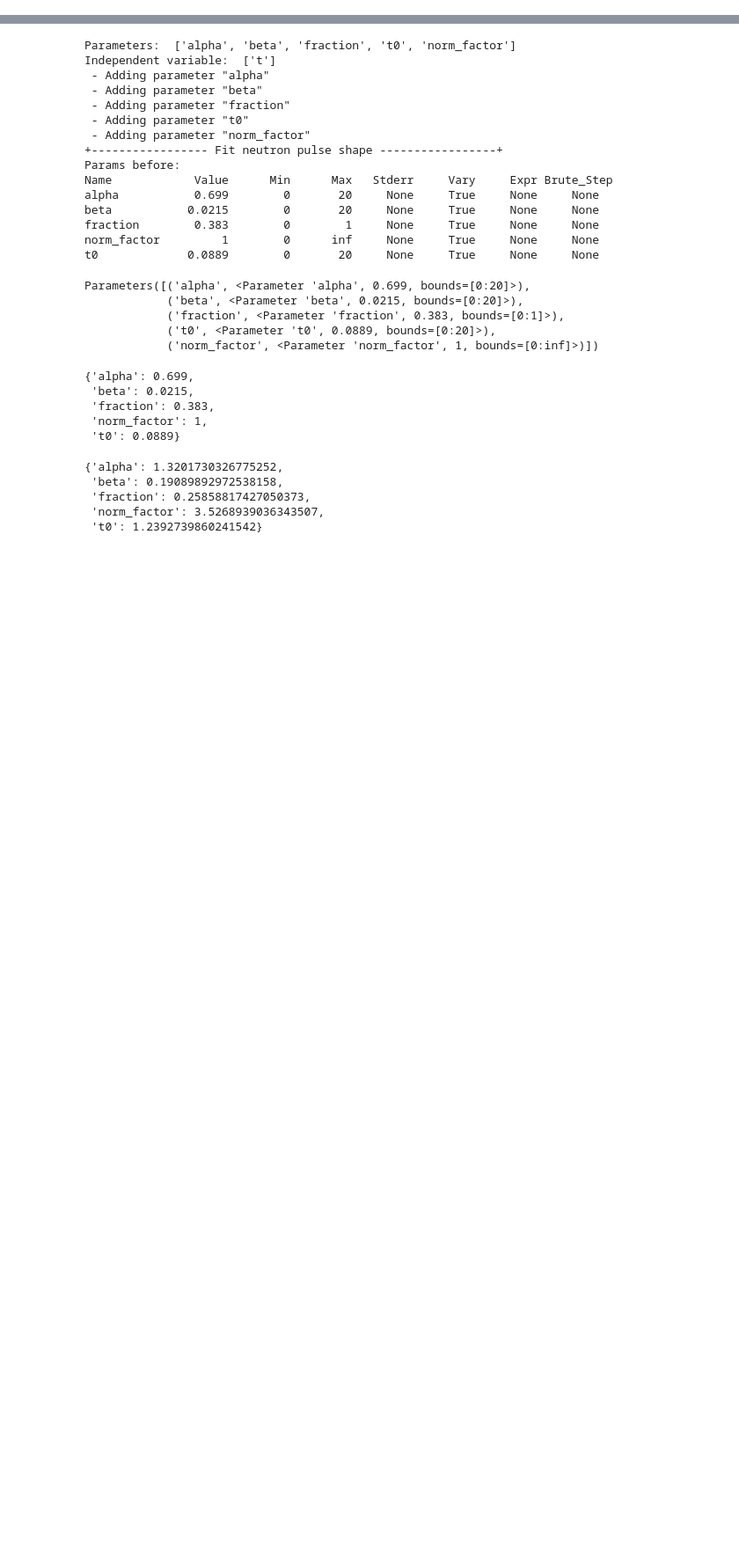
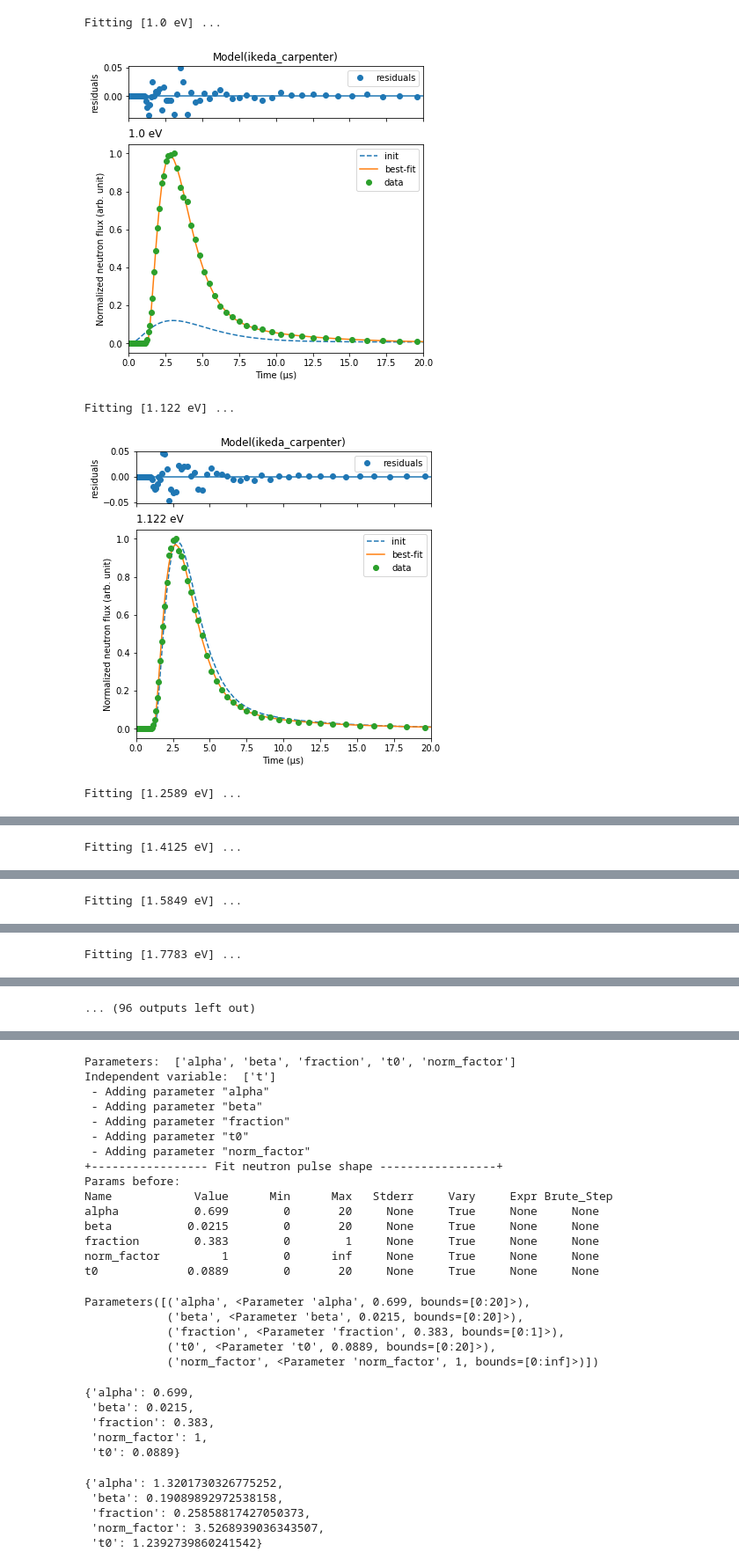
Before and after one commit to ornlneutronimaging/ResoFit, a Jupyter notebook: ResoFit/fit_neutron_pulse_shape.ipynb, the cells around one changed output, grey strips where cells are left out. Shown at 88% size. Saved outputs shown, nothing was run; the diff lists cells and outputs as text; code cells hidden in the pictures; blank space fills up the shorter version.

```diff
--- a/ResoFit/fit_neutron_pulse_shape.ipynb
+++ b/ResoFit/fit_neutron_pulse_shape.ipynb
@@ -23,0 +22,10 @@ t = np.array(neutron_pulse.shape_dict[1]['data']['t_us'])
+# %%
+neutron_pulse.fit_shape(e_min=1, e_max=500, model_index=1,
+                        drop=False, check_each=True,
+                        save_fig=False, save_df=False)
+# %% [output]
+Fitting [1.0 eV] ...
+[figure, added]
+Fitting [1.122 eV] ...
+[figure, added]
+Fitting [1.2589 eV] ...
@@ -23,0 +33 @@ t = np.array(neutron_pulse.shape_dict[1]['data']['t_us'])
+Fitting [1.4125 eV] ...
@@ -23,0 +35 @@ t = np.array(neutron_pulse.shape_dict[1]['data']['t_us'])
+Fitting [1.5849 eV] ...
@@ -23,0 +37 @@ t = np.array(neutron_pulse.shape_dict[1]['data']['t_us'])
+Fitting [1.7783 eV] ...
@@ -23,0 +39 @@ t = np.array(neutron_pulse.shape_dict[1]['data']['t_us'])
+... (96 outputs left out)
```
Also changed, not shown: parts of 12 cells of this notebook, 5 other files.
